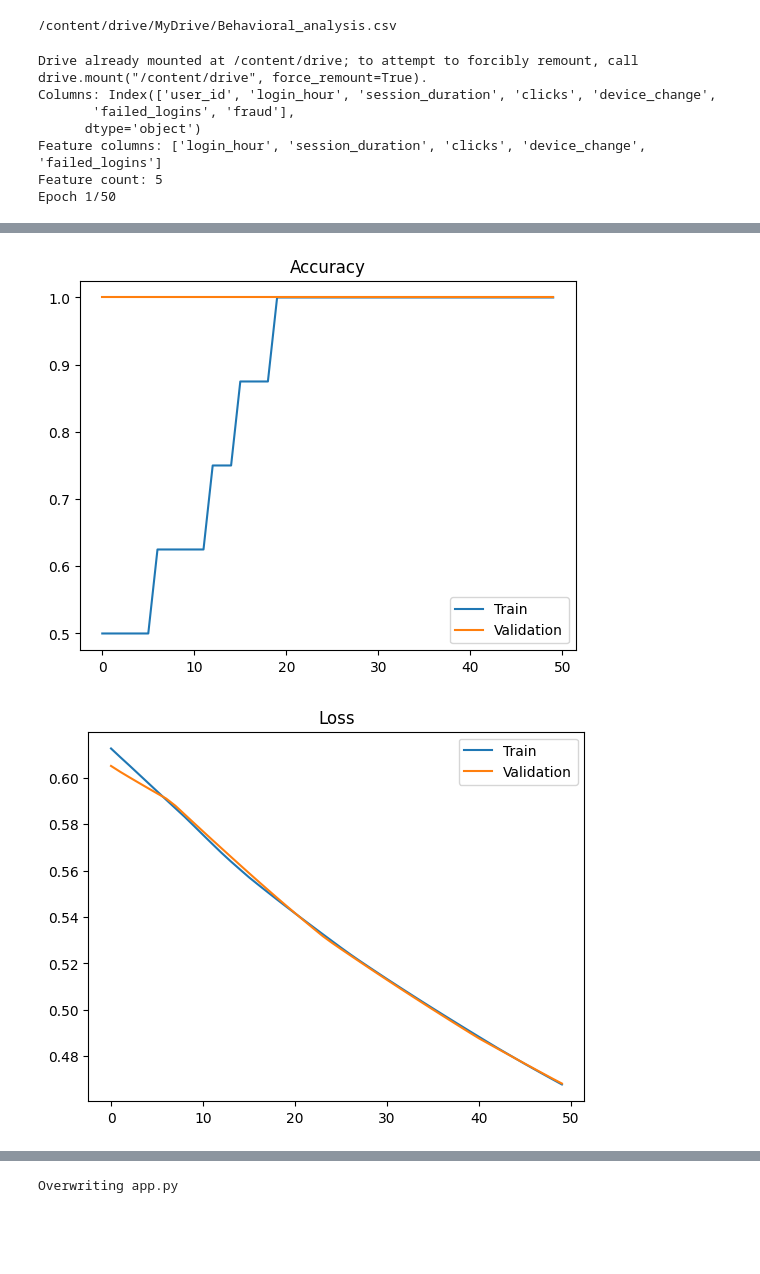
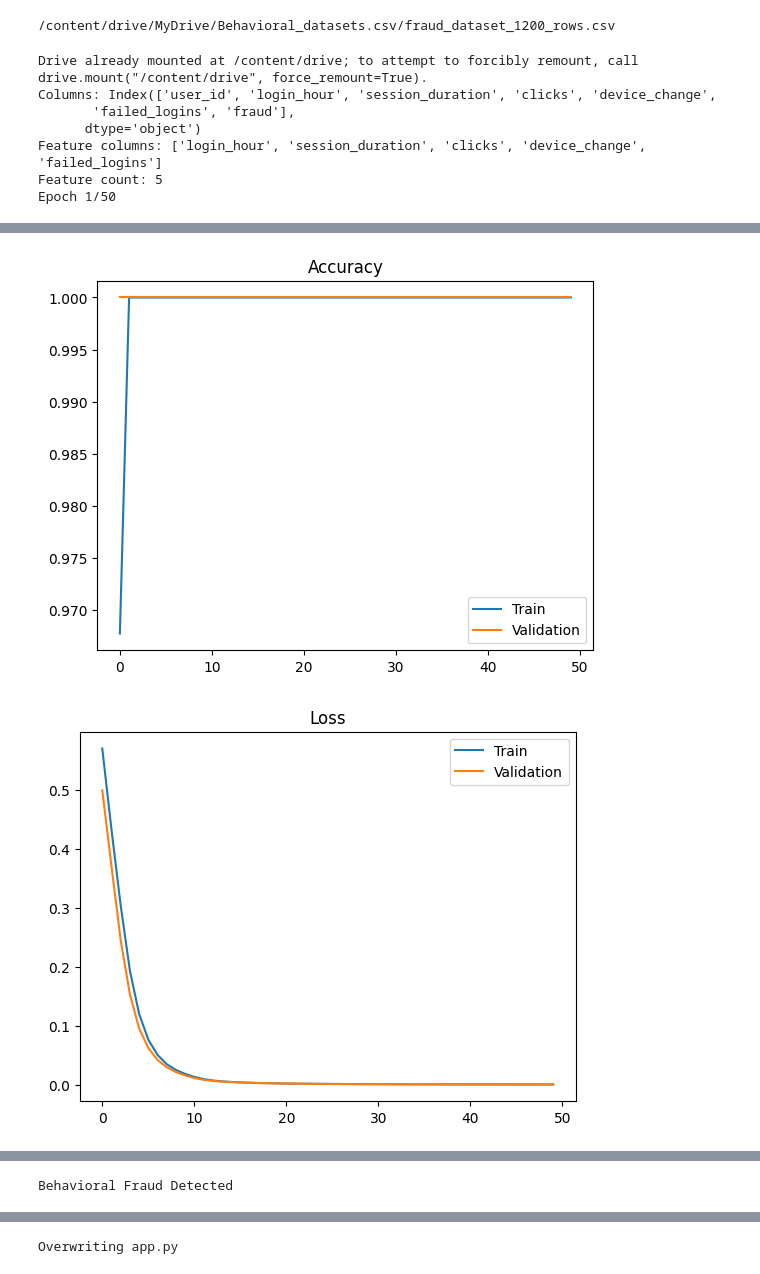
Before and after one commit to swethasr07/My_Project-, a Jupyter notebook: Behavioural_Analysis.ipynb, the cells around one changed output, grey strips where cells are left out. Cells and saved outputs as stored; diff of their text form; code cells hidden in the pictures; blank space fills up the shorter version.

```diff
--- a/Behavioural_Analysis.ipynb
+++ b/Behavioural_Analysis.ipynb
@@ -6,8 +6,8 @@ Mounted at /content/drive
 # %%
-csv_path = '/content/drive/MyDrive/Behavioral_analysis.csv'
+csv_path = '/content/drive/MyDrive/Behavioral_datasets.csv/fraud_dataset_1200_rows.csv'
 print(csv_path)
 # %% [output]
-/content/drive/MyDrive/Behavioral_analysis.csv
+/content/drive/MyDrive/Behavioral_datasets.csv/fraud_dataset_1200_rows.csv
 # %%
 from google.colab import drive
 drive.mount('/content/drive')
@@ -23,7 +23,7 @@ from tensorflow.keras.models import Sequential
 from tensorflow.keras.layers import Dense
 
 # Load dataset
-csv_path =('/content/drive/MyDrive/Behavioral_analysis.csv/behavior_fraud_dataset.csv')
+csv_path =('/content/drive/MyDrive/Behavioral_datasets.csv/fraud_dataset_1200_rows.csv')
 data = pd.read_csv(csv_path)
 
 # Clean column names
@@ -127,2 +127,2 @@ Epoch 50/50
-[figure, old version]
+[figure, new version]
-[figure, old version]
+[figure, new version]
@@ -131,3 +130,4 @@ Behavioral Fraud Detected
+Behavioral Fraud Detected
 # %%
 !pip install streamlit
 # %% [output]
```
Also changed, not shown: parts of 4 cells of this notebook.
